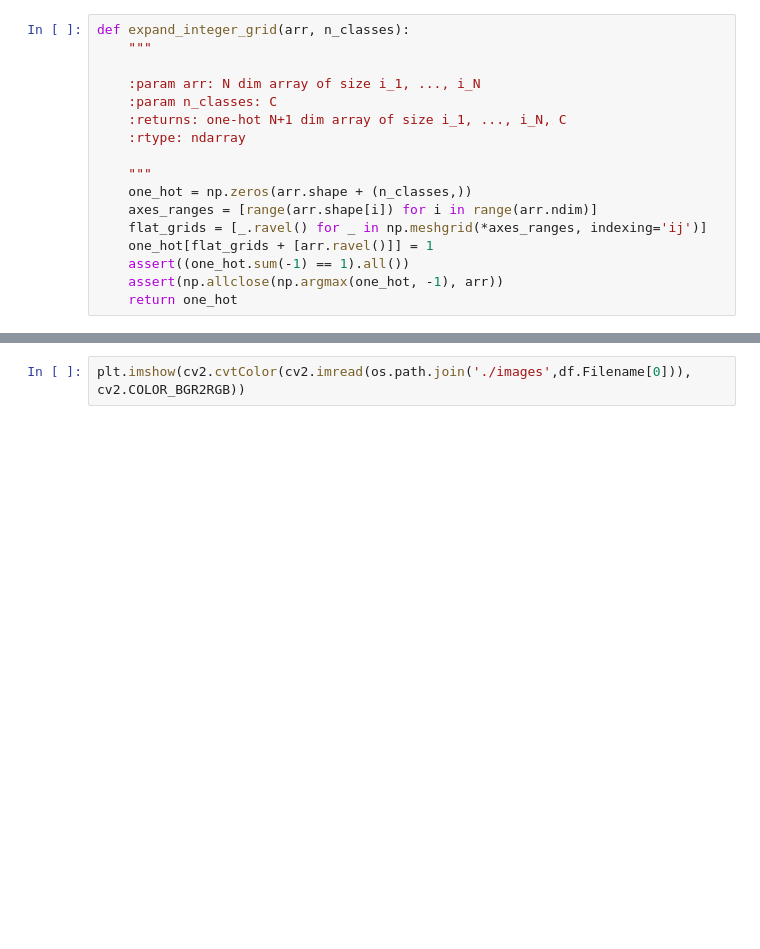
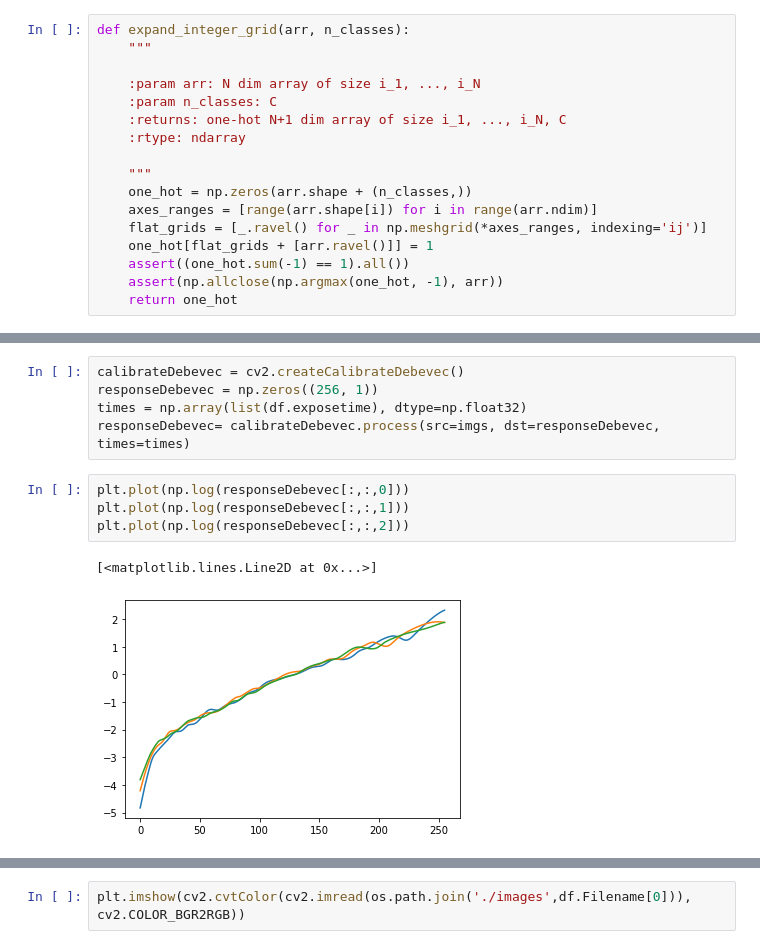
Before and after one commit to qa276390/high-dynamic-range-imaging, a Jupyter notebook: ComputeHDR.ipynb, the cells around one changed output, grey strips where cells are left out. Drawn from its saved outputs; the diff is of its cells as text; blank space fills up the shorter version.

```diff
--- a/ComputeHDR.ipynb
+++ b/ComputeHDR.ipynb
@@ -101,0 +104,12 @@ np.sum(nG, axis=0).shape
+# %%
+calibrateDebevec = cv2.createCalibrateDebevec()
+responseDebevec = np.zeros((256, 1))
+times = np.array(list(df.exposetime), dtype=np.float32)
+responseDebevec= calibrateDebevec.process(src=imgs, dst=responseDebevec, times=times)
+# %%
+plt.plot(np.log(responseDebevec[:,:,0]))
+plt.plot(np.log(responseDebevec[:,:,1]))
+plt.plot(np.log(responseDebevec[:,:,2]))
+# %% [output]
+[<matplotlib.lines.Line2D at 0x...>]
+[figure, added]
```
Also changed, not shown: parts of 63 cells of this notebook, 1 other file.
